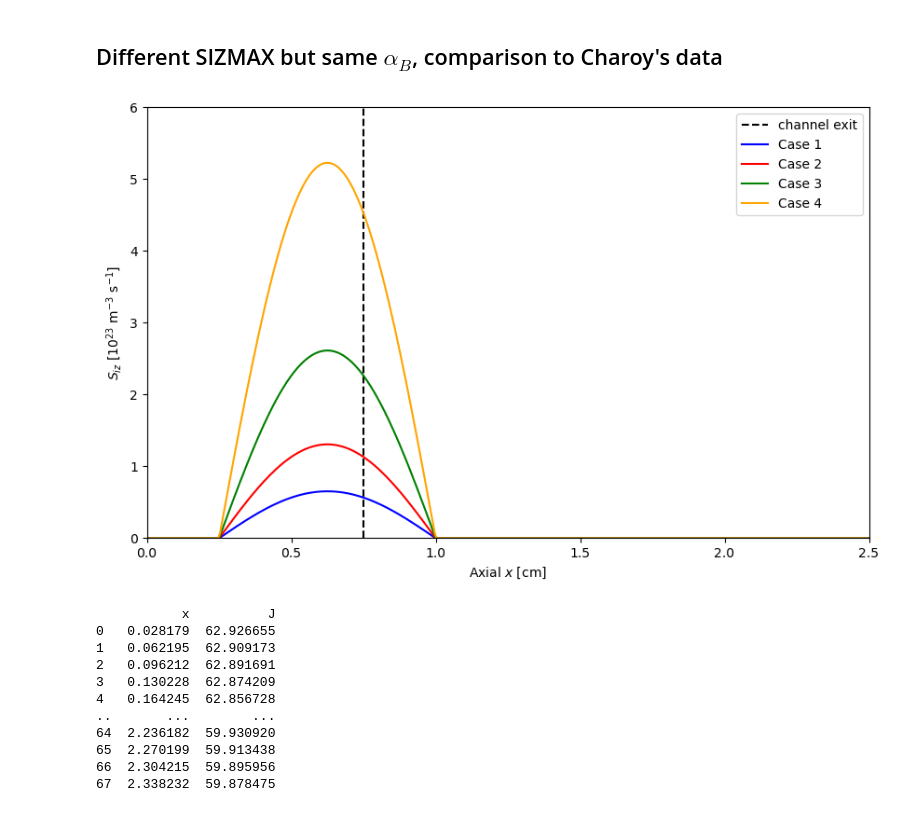
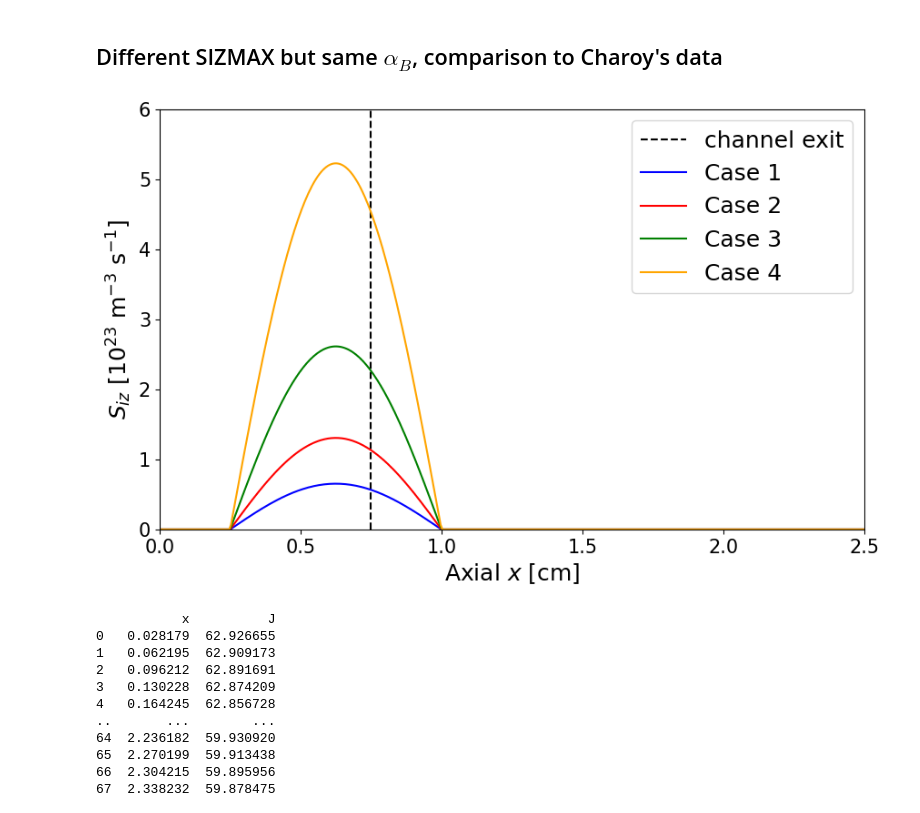
Before and after one commit to federicopetronio/FLHET1D, a Jupyter notebook: Plots_Charoy.ipynb, the cells around one changed output. Drawn from its saved outputs; the diff is of its cells as text; code cells hidden in the pictures.

```diff
--- a/Plots_Charoy.ipynb
+++ b/Plots_Charoy.ipynb
@@ -222,18 +222,20 @@ Siz4    = FLHET_mod.compute_imposed_Siz(x_center, SIZMAX4, LSIZ1, LSIZ2)
 # %%
 fig     = plt.figure(figsize=(10,6))
 plt.plot([LTHR*100, LTHR*100], [0., 6.0], 'k--', label='channel exit')
 plt.plot(x_center*100, Siz1/1e23, 'b-', label="Case 1")
 plt.plot(x_center*100, Siz2/1e23, 'r-', label="Case 2")
 plt.plot(x_center*100, Siz3/1e23, 'g-', label="Case 3")
 plt.plot(x_center*100, Siz4/1e23, '-', color="orange", label="Case 4")
 plt.xlim([0., 2.5])
 plt.ylim([0., 6.])
-plt.xlabel("Axial $x$ [cm]")
-plt.ylabel("$S_{iz}$ [10$^{23}$ m$^{-3}$ s$^{-1}$]")
-plt.legend()
+plt.xticks(fontsize=tickfontsize)
+plt.yticks(fontsize=tickfontsize)
+plt.xlabel("Axial $x$ [cm]", fontsize=axisfontsize)
+plt.ylabel("$S_{iz}$ [10$^{23}$ m$^{-3}$ s$^{-1}$]", fontsize=axisfontsize)
+plt.legend(fontsize=legendfontsize)
 plt.show()
 # %% [output]
-[figure, old version]
+[figure, new version]
 # %%
 ion_current_Charoy = [50., 100., 200., 400.]    # in A/m2
 
```
Also changed, not shown: parts of 2 cells of this notebook, 2 other files.
